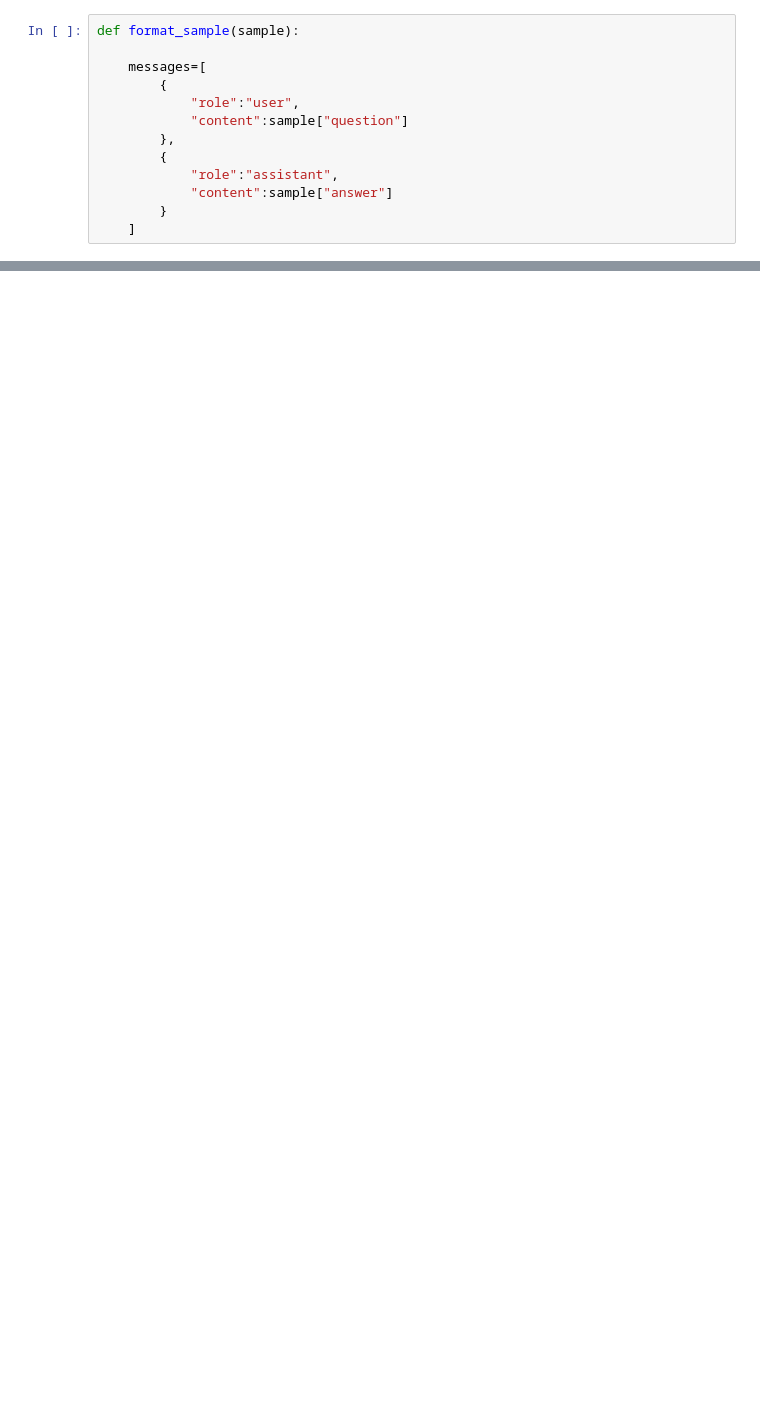
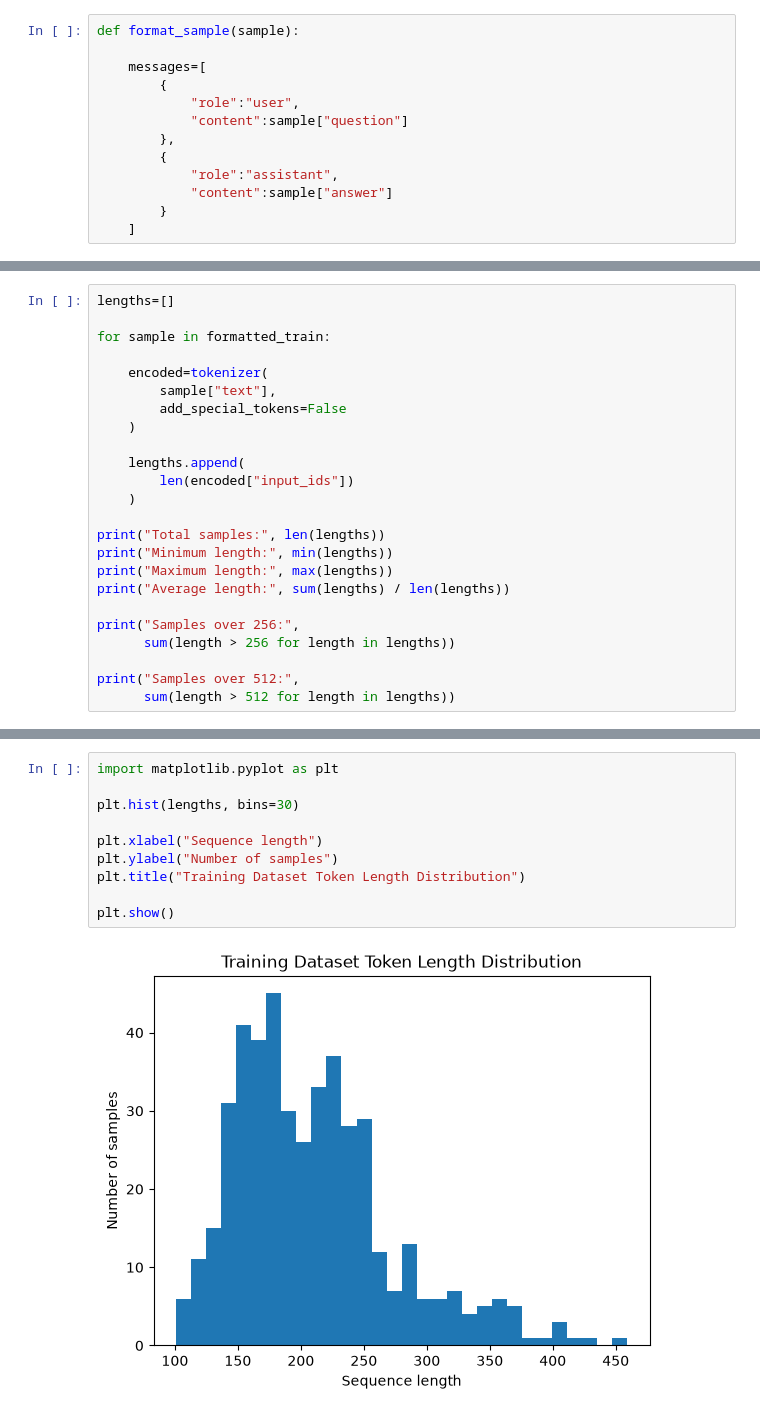
Before and after one commit to HHZPROGRAMMER/Qwen2.5-0.5B, a Jupyter notebook: Qwen2.5-0.5B.ipynb, the cells around one changed output, grey strips where cells are left out. Saved outputs shown, nothing was run; the diff lists cells and outputs as text; blank space fills up the shorter version.

Commit message:
Expand notebook explanations and training data preparation

```diff
--- a/Qwen2.5-0.5B.ipynb
+++ b/Qwen2.5-0.5B.ipynb
@@ -715,0 +1169,24 @@ formatted_val
+# %%
+lengths=[]
+
+for sample in formatted_train:
+
+    encoded=tokenizer(
+        sample["text"],
+        add_special_tokens=False
+    )
+
+    lengths.append(
+        len(encoded["input_ids"])
+    )
+
+print("Total samples:", len(lengths))
+print("Minimum length:", min(lengths))
+print("Maximum length:", max(lengths))
+print("Average length:", sum(lengths) / len(lengths))
+
+print("Samples over 256:",
+      sum(length > 256 for length in lengths))
+
+print("Samples over 512:",
+      sum(length > 512 for length in lengths))
@@ -715,0 +1208,12 @@ formatted_val
+# %%
+import matplotlib.pyplot as plt
+
+plt.hist(lengths, bins=30)
+
+plt.xlabel("Sequence length")
+plt.ylabel("Number of samples")
+plt.title("Training Dataset Token Length Distribution")
+
+plt.show()
+# %% [output]
+[figure, added]
```
Also changed, not shown: parts of 77 cells of this notebook, 1 other file.
